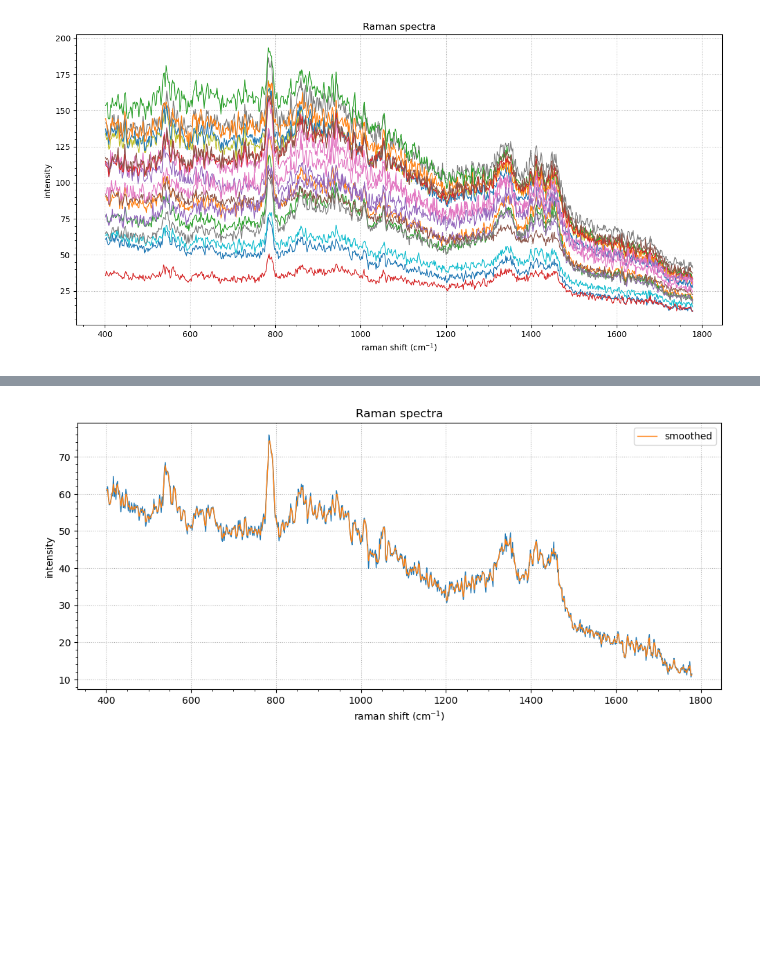
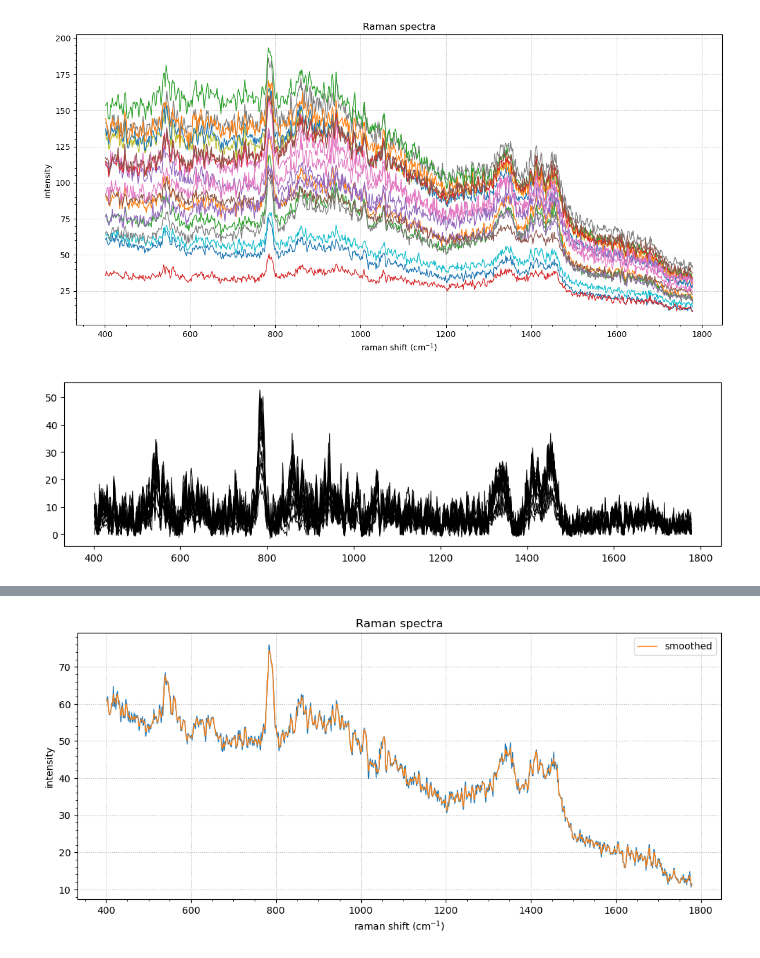
Before and after one commit to intellimath/irsa, a Jupyter notebook: examples/whittaker_henderson.ipynb, the cells around one changed output, grey strips where cells are left out. Drawn from its saved outputs; the diff is of its cells as text; code cells hidden in the pictures; blank space fills up the shorter version.

```diff
--- a/examples/whittaker_henderson.ipynb
+++ b/examples/whittaker_henderson.ipynb
@@ -49,3 +52,18 @@ plt.savefig("fig/pp_spectra1.eps")
 plt.show()
 # %% [output]
 [figure]
+# %%
+plt.figure(figsize=(12,3))
+ys1 = []
+for y in ys:
+    bl = smooth.whittaker_smooth(y, tau2=1.0e4,
+                                 func=funcs.RStep(0.001, 0.001),
+                                 func2_e=inventory.relative_abs_max,
+                                )
+    yy = y - bl
+    ys1.append(yy)
+    plt.plot(x, yy, lw=0.75, color='k')
+plt.show()
+ys1 = np.array(ys1)
+# %% [output]
+[figure, added]
```
Also changed, not shown: parts of 10 cells of this notebook, 16 other files.
